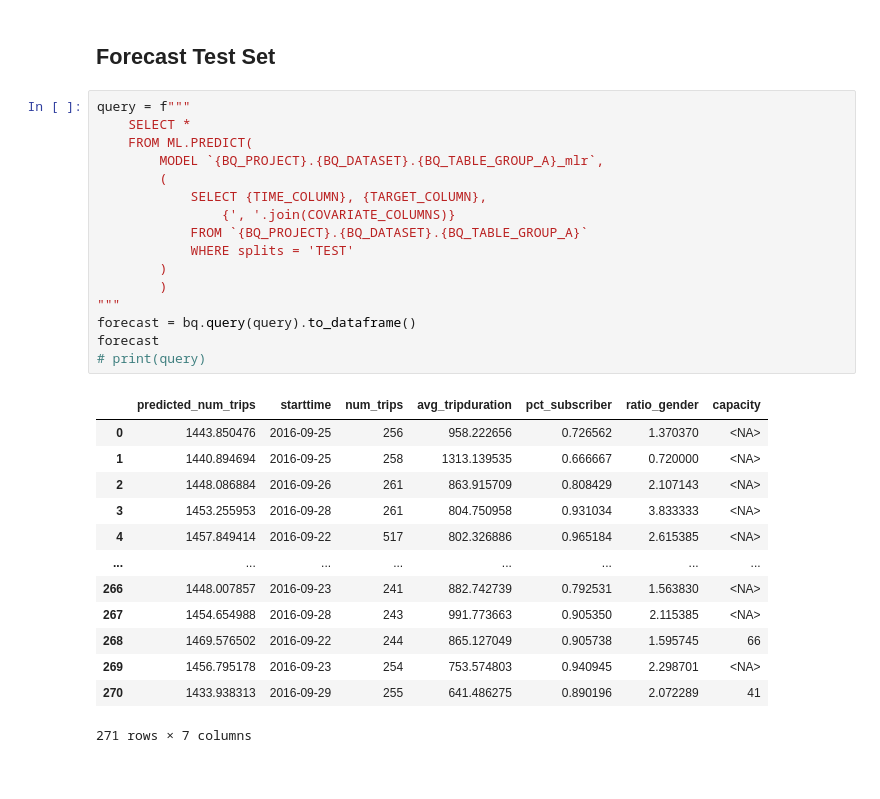
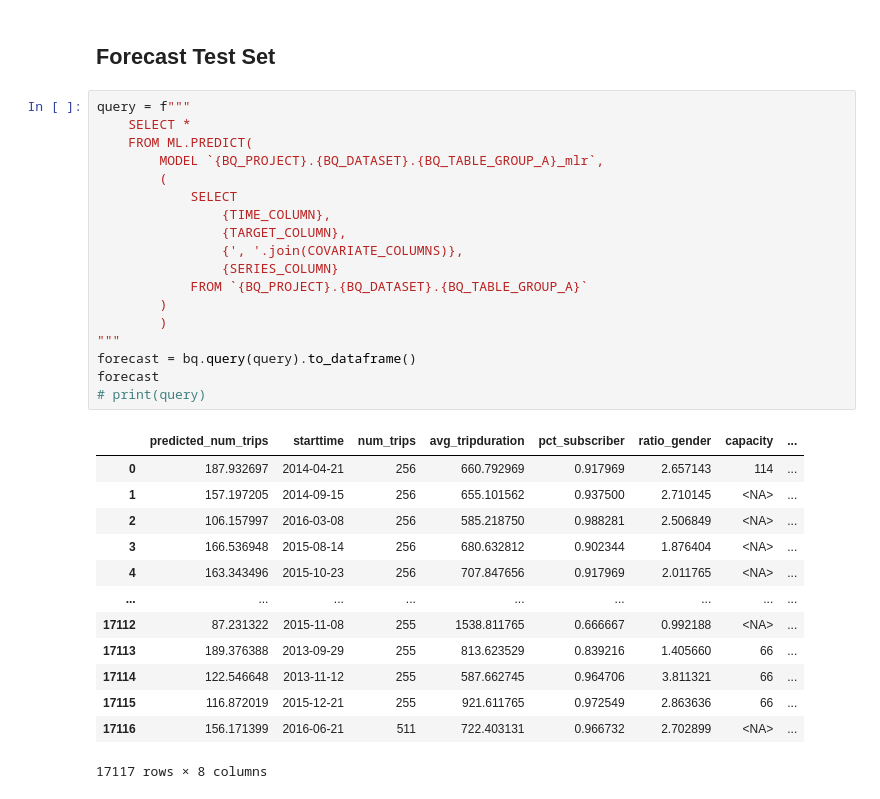
Before and after one commit to tottenjordan/vertex-forecas-repo, a Jupyter notebook: wip/causal-impact/linear-regression-group-a.ipynb, the cells around one changed output. Cells and saved outputs as stored; diff of their text form.

```diff
--- a/wip/causal-impact/linear-regression-group-a.ipynb
+++ b/wip/causal-impact/linear-regression-group-a.ipynb
@@ -189,30 +189,32 @@ metrics
 # %%
 query = f"""
     SELECT *
     FROM ML.PREDICT(
         MODEL `{BQ_PROJECT}.{BQ_DATASET}.{BQ_TABLE_GROUP_A}_mlr`,
         (
-            SELECT {TIME_COLUMN}, {TARGET_COLUMN},
-                {', '.join(COVARIATE_COLUMNS)}
+            SELECT
+                {TIME_COLUMN},
+                {TARGET_COLUMN},
+                {', '.join(COVARIATE_COLUMNS)},
+                {SERIES_COLUMN}
             FROM `{BQ_PROJECT}.{BQ_DATASET}.{BQ_TABLE_GROUP_A}`
-            WHERE splits = 'TEST'
         )
         )
 """
 forecast = bq.query(query).to_dataframe()
 forecast
 # print(query)
 # %% [output]
-|  | predicted_num_trips | starttime | num_trips | avg_tripduration | pct_subscriber | ratio_gender | capacity |
-| 0 | 1443.850476 | 2016-09-25 | 256 | 958.222656 | 0.726562 | 1.370370 | <NA> |
-| 1 | 1440.894694 | 2016-09-25 | 258 | 1313.139535 | 0.666667 | 0.720000 | <NA> |
-| 2 | 1448.086884 | 2016-09-26 | 261 | 863.915709 | 0.808429 | 2.107143 | <NA> |
-| 3 | 1453.255953 | 2016-09-28 | 261 | 804.750958 | 0.931034 | 3.833333 | <NA> |
-| 4 | 1457.849414 | 2016-09-22 | 517 | 802.326886 | 0.965184 | 2.615385 | <NA> |
-| ... | ... | ... | ... | ... | ... | ... | ... |
-| 266 | 1448.007857 | 2016-09-23 | 241 | 882.742739 | 0.792531 | 1.563830 | <NA> |
-| 267 | 1454.654988 | 2016-09-28 | 243 | 991.773663 | 0.905350 | 2.115385 | <NA> |
-| 268 | 1469.576502 | 2016-09-22 | 244 | 865.127049 | 0.905738 | 1.595745 | 66 |
-| 269 | 1456.795178 | 2016-09-23 | 254 | 753.574803 | 0.940945 | 2.298701 | <NA> |
-| 270 | 1433.938313 | 2016-09-29 | 255 | 641.486275 | 0.890196 | 2.072289 | 41 |
+|  | predicted_num_trips | starttime | num_trips | avg_tripduration | pct_subscriber | ratio_gender | capacity | ... |
+| 0 | 187.932697 | 2014-04-21 | 256 | 660.792969 | 0.917969 | 2.657143 | 114 | ... |
+| 1 | 157.197205 | 2014-09-15 | 256 | 655.101562 | 0.937500 | 2.710145 | <NA> | ... |
+| 2 | 106.157997 | 2016-03-08 | 256 | 585.218750 | 0.988281 | 2.506849 | <NA> | ... |
+| 3 | 166.536948 | 2015-08-14 | 256 | 680.632812 | 0.902344 | 1.876404 | <NA> | ... |
+| 4 | 163.343496 | 2015-10-23 | 256 | 707.847656 | 0.917969 | 2.011765 | <NA> | ... |
+| ... | ... | ... | ... | ... | ... | ... | ... | ... |
+| 17112 | 87.231322 | 2015-11-08 | 255 | 1538.811765 | 0.666667 | 0.992188 | <NA> | ... |
+| 17113 | 189.376388 | 2013-09-29 | 255 | 813.623529 | 0.839216 | 1.405660 | 66 | ... |
+| 17114 | 122.546648 | 2013-11-12 | 255 | 587.662745 | 0.964706 | 3.811321 | 66 | ... |
+| 17115 | 116.872019 | 2015-12-21 | 255 | 921.611765 | 0.972549 | 2.863636 | 66 | ... |
+| 17116 | 156.171399 | 2016-06-21 | 511 | 722.403131 | 0.966732 | 2.702899 | <NA> | ... |
-271 rows × 7 columns
+17117 rows × 8 columns
```
Also changed, not shown: parts of 3 cells of this notebook, 2 other files.
